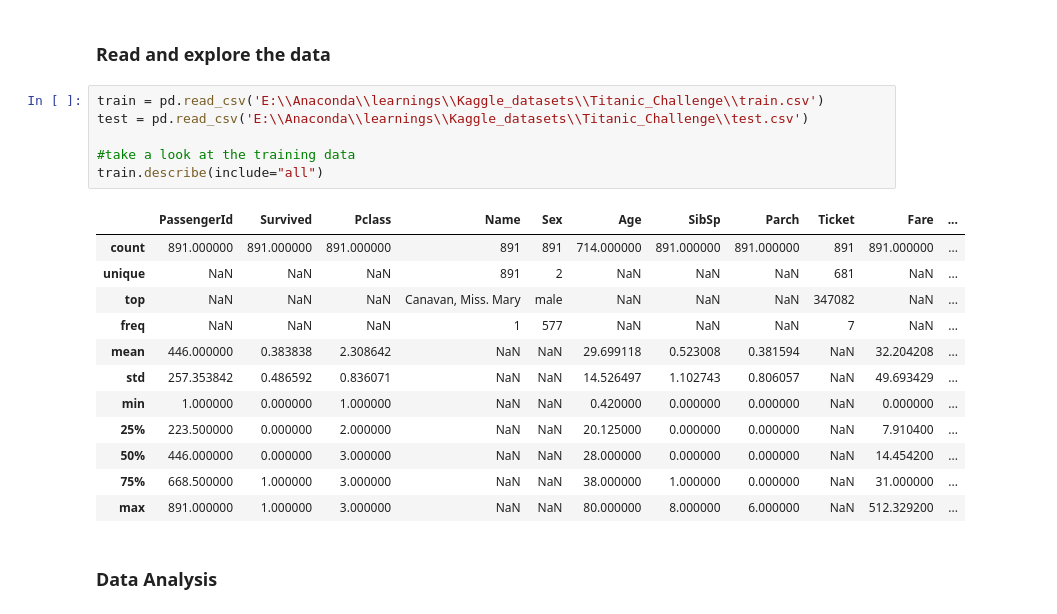
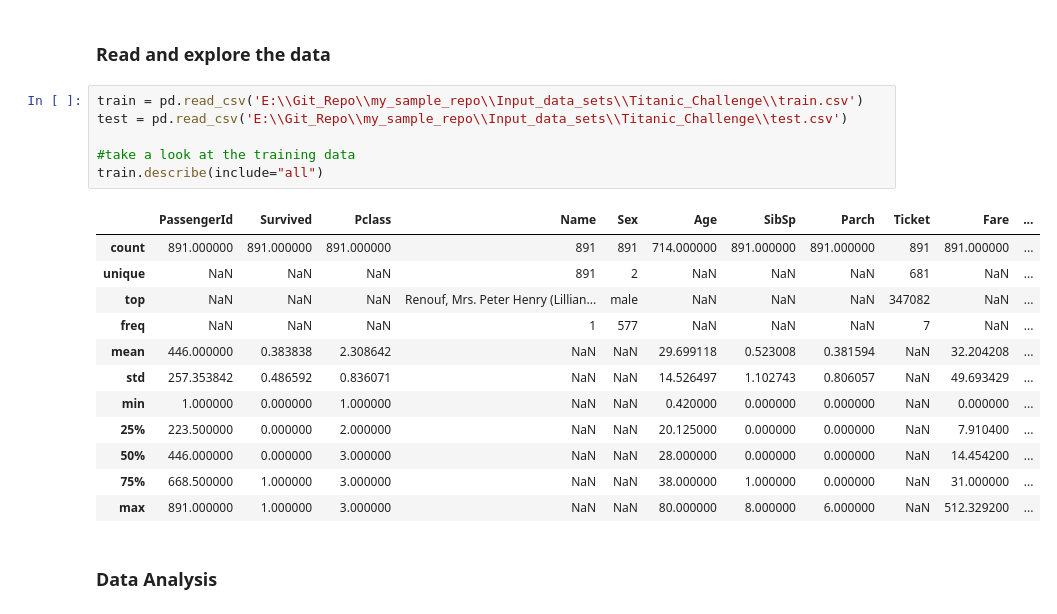
Before and after one commit to simbu175/my_sample_repo, a Jupyter notebook: Best_Titanic_challenge.ipynb, the cells around one changed output. Saved outputs shown, nothing was run; the diff lists cells and outputs as text.

Commit message:
Introducing the Input and Output directory within the repo and updating corresponding paths in the titanic challenges

```diff
--- a/Best_Titanic_challenge.ipynb
+++ b/Best_Titanic_challenge.ipynb
@@ -16,16 +16,16 @@ warnings.filterwarnings('ignore')
 # %% [markdown]
 ### Read and explore the data
 # %%
-train = pd.read_csv('E:\\Anaconda\\learnings\\Kaggle_datasets\\Titanic_Challenge\\train.csv')
-test = pd.read_csv('E:\\Anaconda\\learnings\\Kaggle_datasets\\Titanic_Challenge\\test.csv')
+train = pd.read_csv('E:\\Git_Repo\\my_sample_repo\\Input_data_sets\\Titanic_Challenge\\train.csv')
+test = pd.read_csv('E:\\Git_Repo\\my_sample_repo\\Input_data_sets\\Titanic_Challenge\\test.csv')
 
 #take a look at the training data
 train.describe(include="all")
 # %% [output]
 |  | PassengerId | Survived | Pclass | Name | Sex | Age | SibSp | Parch | Ticket | Fare | ... |
 | count | 891.000000 | 891.000000 | 891.000000 | 891 | 891 | 714.000000 | 891.000000 | 891.000000 | 891 | 891.000000 | ... |
 | unique | NaN | NaN | NaN | 891 | 2 | NaN | NaN | NaN | 681 | NaN | ... |
-| top | NaN | NaN | NaN | Canavan, Miss. Mary | male | NaN | NaN | NaN | 347082 | NaN | ... |
+| top | NaN | NaN | NaN | Renouf, Mrs. Peter Henry (Lillian... | male | NaN | NaN | NaN | 347082 | NaN | ... |
 | freq | NaN | NaN | NaN | 1 | 577 | NaN | NaN | NaN | 7 | NaN | ... |
 | mean | 446.000000 | 0.383838 | 2.308642 | NaN | NaN | 29.699118 | 0.523008 | 0.381594 | NaN | 32.204208 | ... |
 | std | 257.353842 | 0.486592 | 0.836071 | NaN | NaN | 14.526497 | 1.102743 | 0.806057 | NaN | 49.693429 | ... |
```
Also changed, not shown: parts of 9 cells of this notebook, 6 other files.
